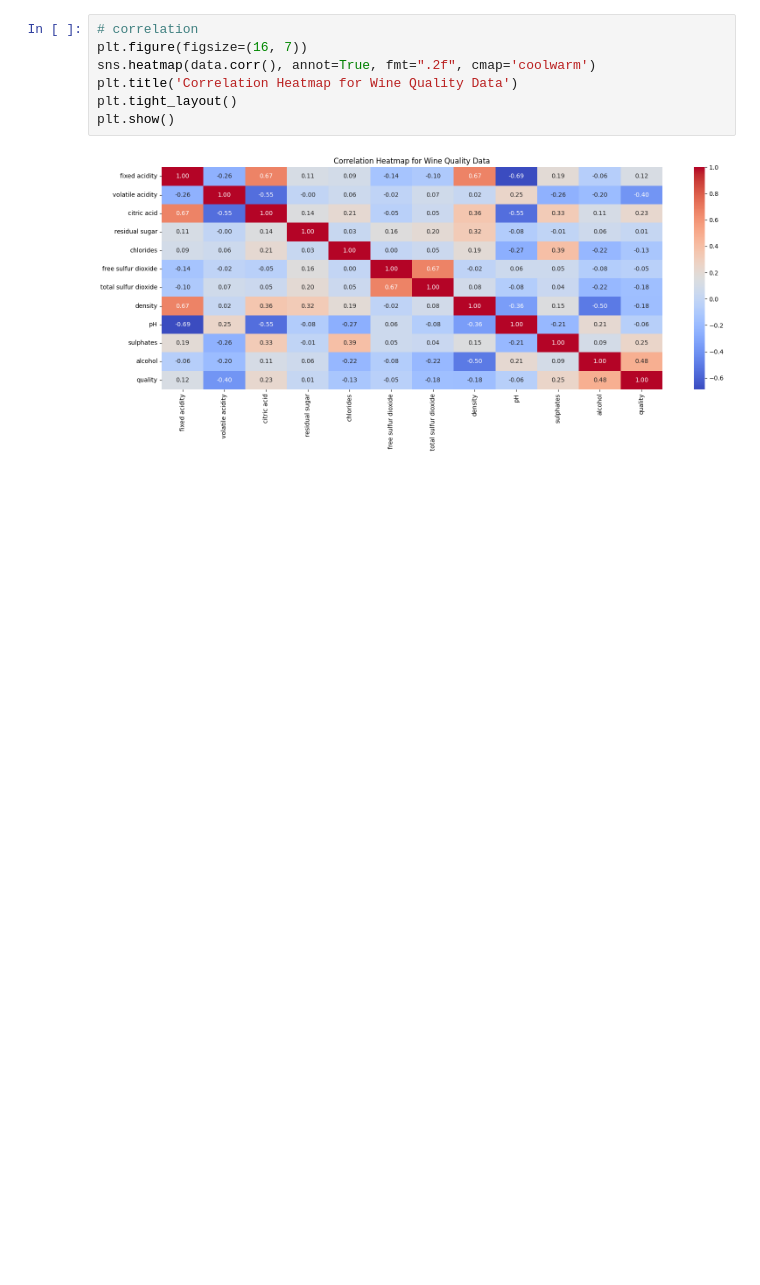
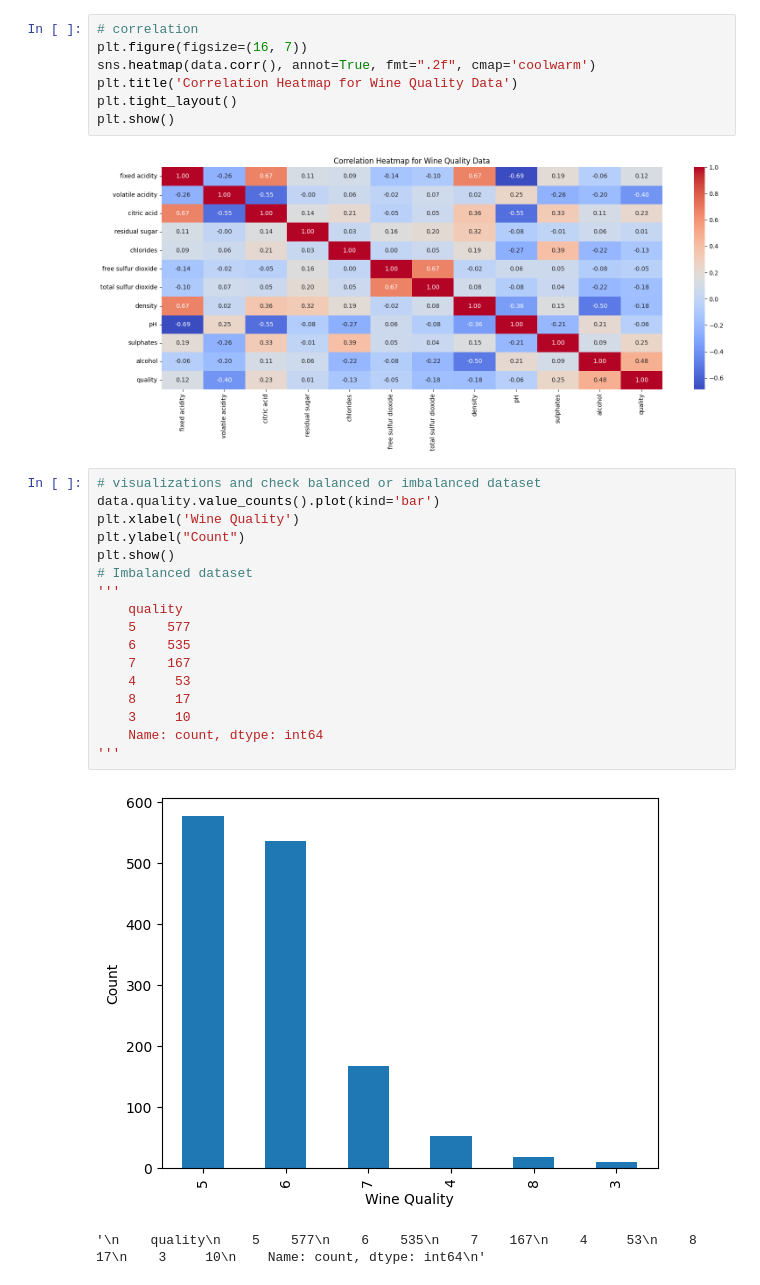
Before and after one commit to Shimul-Zahan/ML-Bootcamp, a Jupyter notebook: EDA/red_wine_data.ipynb, the cells around one changed output. Saved outputs shown, nothing was run; the diff lists cells and outputs as text; blank space fills up the shorter version.

Commit message:
Woking with EDA for red wine quality

```diff
--- a/EDA/red_wine_data.ipynb
+++ b/EDA/red_wine_data.ipynb
@@ -117,3 +117,23 @@ plt.tight_layout()
 plt.show()
 # %% [output]
 [figure]
+# %%
+# visualizations and check balanced or imbalanced dataset
+data.quality.value_counts().plot(kind='bar')
+plt.xlabel('Wine Quality')
+plt.ylabel("Count")
+plt.show()
+# Imbalanced dataset
+'''
+    quality
+    5    577
+    6    535
+    7    167
+    4     53
+    8     17
+    3     10
+    Name: count, dtype: int64
+'''
+# %% [output]
+[figure, added]
+'\n    quality\n    5    577\n    6    535\n    7    167\n    4     53\n    8     17\n    3     10\n    Name: count, dtype: int64\n'
```
Also changed, not shown: parts of 4 cells of this notebook.
